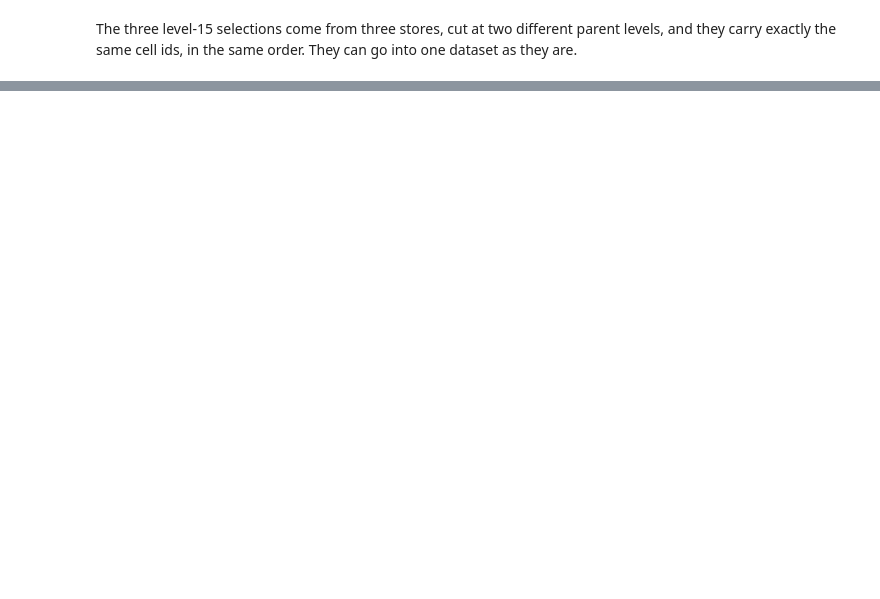
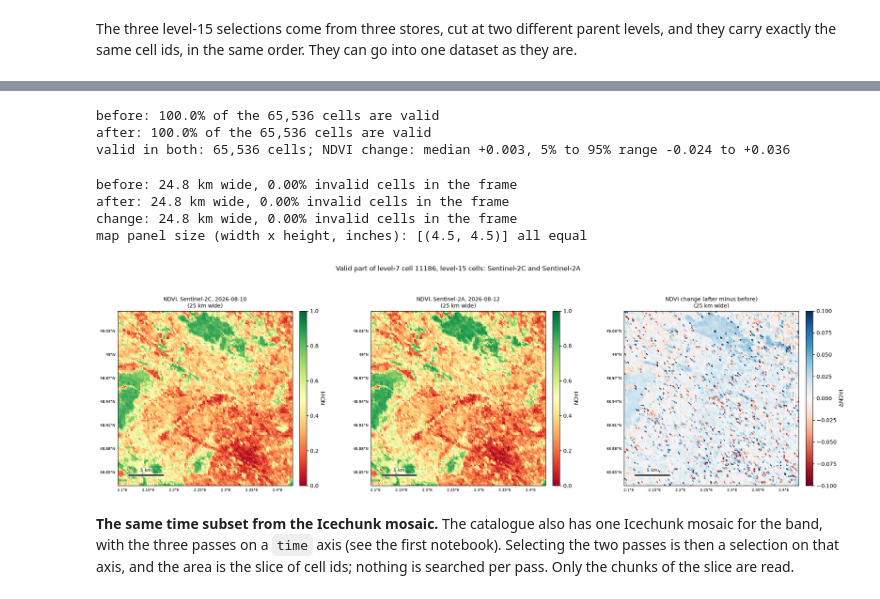
Before and after one commit to GRID4EARTH/examples, a Jupyter notebook: notebooks/02-mixing-products-on-one-grid.ipynb, the cells around one changed output, grey strips where cells are left out. Drawn from its saved outputs; the diff is of its cells as text; code cells hidden in the pictures; blank space fills up the shorter version.

```diff
--- a/notebooks/02-mixing-products-on-one-grid.ipynb
+++ b/notebooks/02-mixing-products-on-one-grid.ipynb
@@ -306,0 +510,48 @@ At the Sentinel-2 overpass: 30.2 °C, total cloud cover 0.05, total column water
+# %%
+def ndvi_of(item):
+    ds = xr.open_dataset(item.assets["product"].href, engine="zarr", group=f"measurements/reflectance/{level}")
+    ds = ds[["b04", "b08"]].isel(cells=positions(area, area_level, level, store_cell=area, store_level=area_level)).load()
+    valid = (ds["b04"] != 0) & (ds["b08"] != 0)
+    return ((ds["b08"] - ds["b04"]) / (ds["b08"] + ds["b04"])).where(valid), valid
+
+
+by_platform = {i.properties["platform"]: i for i in passes.values()}
+pass_before, pass_after = by_platform[platform_before], by_platform[platform_after]
+assert pass_before.datetime < pass_after.datetime
+
+ndvi_before, valid_before = ndvi_of(pass_before)
+ndvi_after, valid_after = ndvi_of(pass_after)
+change = ndvi_after - ndvi_before
+
+for name, valid in [("before", valid_before), ("after", valid_after)]:
+    print(f"{name}: {float(valid.mean()):.1%} of the {valid.size:,} cells are valid")
+print(f"valid in both: {int(change.notnull().sum()):,} cells; NDVI change: median {float(change.median()):+.3f}, "
+      f"5% to 95% range {float(change.quantile(0.05)):+.3f} to {float(change.quantile(0.95)):+.3f}")
+# %% [output]
+before: 100.0% of the 65,536 cells are valid
+after: 100.0% of the 65,536 cells are valid
+valid in both: 65,536 cells; NDVI change: median +0.003, 5% to 95% range -0.024 to +0.036
+# %%
+def name(item):
+    return "Sentinel-" + item.properties["platform"][-2:].upper()
+
+
+# The frame holds only cells that are valid in both passes.
+both_valid = (valid_before & valid_after).values & np.isfinite(change.values)
+pass_extent = valid_frame(ids, level, both_valid, extent_of(area, area_level, pad=0))
+fig, axes = map_grid(1, 3)
+show(ids, ndvi_before, level, axes[0], f"NDVI, {name(pass_before)}, {pass_before.datetime:%Y-%m-%d}", pass_extent, cmap="RdYlGn", vmin=0, vmax=1, label="NDVI")
+show(ids, ndvi_after, level, axes[1], f"NDVI, {name(pass_after)}, {pass_after.datetime:%Y-%m-%d}", pass_extent, cmap="RdYlGn", vmin=0, vmax=1, label="NDVI")
+show(ids, change, level, axes[2], "NDVI change (after minus before)", pass_extent, cmap="RdBu", vmin=-0.1, vmax=0.1, label="ΔNDVI")
+fig.suptitle(f"Valid part of level-{area_level} cell {area}, level-{level} cells: {name(pass_before)} and {name(pass_after)}", y=0.995)
+for label, v in [("before", valid_before.values), ("after", valid_after.values), ("change", np.isfinite(change.values))]:
+    print(f"{label}: {(pass_extent[1] - pass_extent[0]) / 1000:.1f} km wide, {invalid_share(ids, level, v, pass_extent):.2%} invalid cells in the frame")
+check_panels(fig, axes)
+# %% [output]
+before: 24.8 km wide, 0.00% invalid cells in the frame
+after: 24.8 km wide, 0.00% invalid cells in the frame
+change: 24.8 km wide, 0.00% invalid cells in the frame
+map panel size (width x height, inches): [(4.5, 4.5)] all equal
+[figure, added]
+# %% [markdown]
+**The same time subset from the Icechunk mosaic.** The catalogue also has one Icechunk mosaic for the band, with the three passes on a `time` axis (see the first notebook). Selecting the two passes is then a selection on that axis, and the area is the slice of cell ids; nothing is searched per pass. Only the chunks of the slice are read.
```
Also changed, not shown: parts of 33 cells of this notebook, 3 other files.
